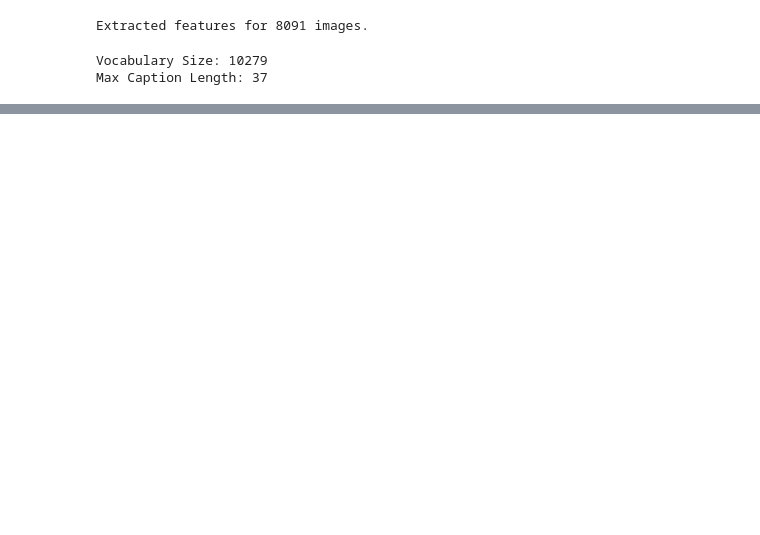
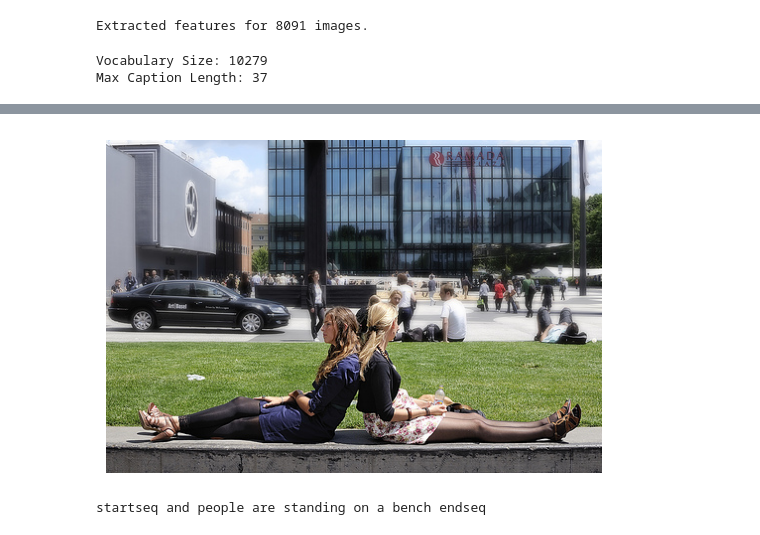
Before and after one commit to Nishchal-29/Deep_Learning, a Jupyter notebook: RNN/image_caption/img_caption.ipynb, the cells around one changed output, grey strips where cells are left out. Saved outputs shown, nothing was run; the diff lists cells and outputs as text; code cells hidden in the pictures; blank space fills up the shorter version.

```diff
--- a/RNN/image_caption/img_caption.ipynb
+++ b/RNN/image_caption/img_caption.ipynb
@@ -101,20 +111,21 @@ def create_tf_dataset(desc, features, tokenizer, maxLen, vocab_size, batch_size)
     dataset = tf.data.Dataset.from_generator(data_generator, output_signature=output_signature)
     return dataset.batch(batch_size).prefetch(tf.data.AUTOTUNE)
 # %%
+# Architecture taken from the paper "Show and Tell: A Neural Image Caption Generator" -> https://arxiv.org/pdf/1411.4555.pdf
+
 inputs1 = Input(shape=(2048,))
-feature1 = Dropout(0.5)(inputs1)
-feature2 = Dense(256, activation='relu')(feature1)
+feature1 = Dense(256, activation='relu')(inputs1)
+feature1_reshaped = Reshape((1, 256), input_shape=(256,))(feature1)
 
 inputs2 = Input(shape=(maxLen,))
-emb1 = Embedding(vocab_size, 256)(inputs2)
-emb2 = Dropout(0.5)(emb1)
-feature_seq = RepeatVector(maxLen)(feature2)
-
-combined = add([feature_seq, emb2])
-
-LSTM_out = LSTM(256)(combined)
-decoder1 = Dense(256, activation='relu')(LSTM_out)
-outputs = Dense(vocab_size, activation='softmax')(decoder1)
+emb1 = Embedding(vocab_size, 256, mask_zero = False)(inputs2)
+merged = concatenate([feature1_reshaped, emb1], axis=1)
+emb2 = LSTM(256)(merged)
+emb3 = Dropout(0.5)(emb2)
+combined = add([emb3, feature1])
+x = Dense(256, activation='relu')(combined)
+x = Dropout(0.5)(x)
+outputs = Dense(vocab_size, activation='softmax')(x)
 
 model = Model(inputs=[inputs1, inputs2], outputs=outputs)
 model.compile(loss='categorical_crossentropy', optimizer='adam', metrics=['accuracy'])
@@ -143,7 +154,7 @@ Model: "functional_4"
  Non-trainable params: 0 (0.00 B)
 # %%
 batch_size = 32
-epochs = 20
+epochs = 30
 
 def normalize_desc_keys(desc):
     normalized_desc = {}
@@ -171,8 +182,8 @@ print(f"Number of images: {len(filtered_desc)}")
 print(f"Total sequences: {steps * batch_size}")
 
 callbacks = [
-    ModelCheckpoint('best_model.h5', save_best_only=True, monitor='loss'),
-    EarlyStopping(patience=5, monitor='loss'),
+    ModelCheckpoint('model.h5', save_best_only=True, monitor='loss'),
+    EarlyStopping(patience=5, monitor='loss', restore_best_weights=True),
     ReduceLROnPlateau(factor=0.5, patience=3, min_lr=1e-7)
 ]
 
@@ -234,5 +245,13 @@ def generate_desc(model, tokenizer, photo, max_length):
     return in_text
 
 keys = list(features.keys())
-photo = features[keys[1]]
+import matplotlib.pyplot as plt
+import matplotlib.image as mpimg
+image_file_path = 'Flicker8k_Dataset/' + keys[19] + '.jpg'
+img = mpimg.imread(image_file_path)
+plt.imshow(img)
+plt.axis('off')
+plt.show()
+photo = features[keys[19]]
 print(generate_desc(model, tokenizer, photo, maxLen))
+# %% [output]
@@ -238,0 +259,2 @@ print(generate_desc(model, tokenizer, photo, maxLen))
+[figure, added]
+startseq and people are standing on a bench endseq
```
Also changed, not shown: parts of 11 cells of this notebook, 1 other file.
